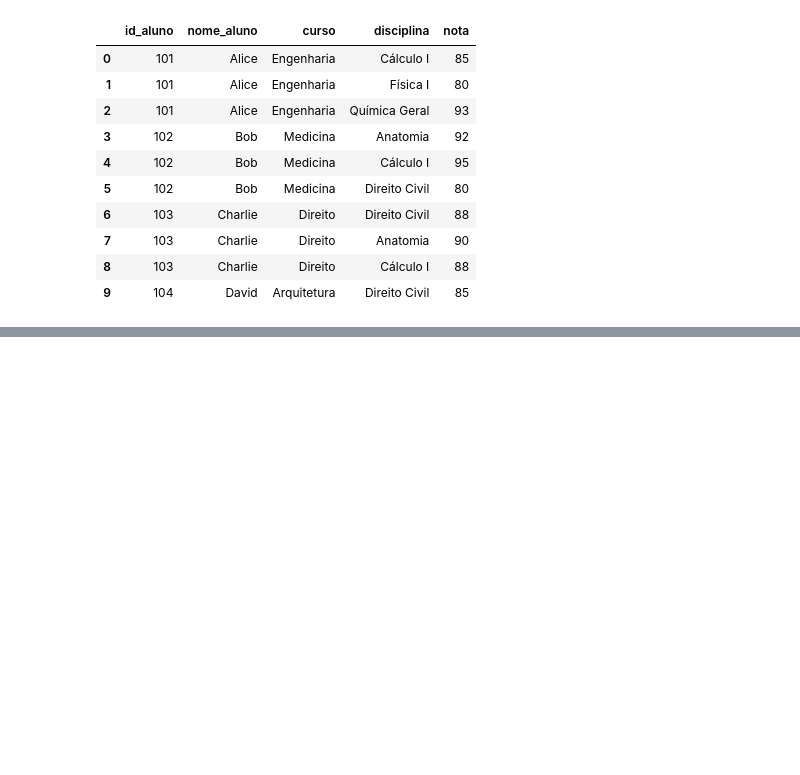
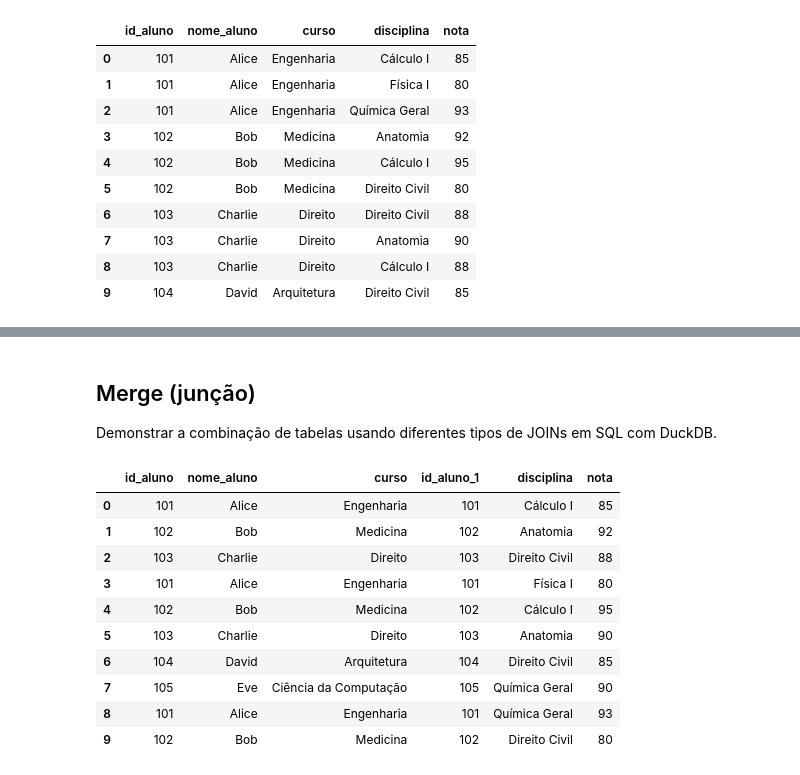
Before and after one commit to tmedeirosb/tsi-ad-2025, a Jupyter notebook: MODULO_02.ipynb, the cells around one changed output, grey strips where cells are left out. Cells and saved outputs as stored; diff of their text form; code cells hidden in the pictures; blank space fills up the shorter version.

```diff
--- a/MODULO_02.ipynb
+++ b/MODULO_02.ipynb
@@ -937,0 +949,4 @@ display(df_merged_outer.head(10))
+# %%
+import duckdb
+
+con = duckdb.connect(database=':memory:', read_only=False)
@@ -937,0 +1150,20 @@ display(df_merged_outer.head(10))
+# %% [markdown]
+## Merge (junção)
+
+Demonstrar a combinação de tabelas usando diferentes tipos de JOINs em SQL com DuckDB.
+# %%
+# Perform an INNER JOIN between df_alunos_table and df_notas_table on the 'id_aluno' column
+df_merged_inner_sql = con.execute("SELECT * FROM df_alunos_table INNER JOIN df_notas_table ON df_alunos_table.id_aluno = df_notas_table.id_aluno").fetchdf()
+display(df_merged_inner_sql.head(10))
+# %% [output]
+|  | id_aluno | nome_aluno | curso | id_aluno_1 | disciplina | nota |
+| 0 | 101 | Alice | Engenharia | 101 | Cálculo I | 85 |
+| 1 | 102 | Bob | Medicina | 102 | Anatomia | 92 |
+| 2 | 103 | Charlie | Direito | 103 | Direito Civil | 88 |
+| 3 | 101 | Alice | Engenharia | 101 | Física I | 80 |
+| 4 | 102 | Bob | Medicina | 102 | Cálculo I | 95 |
+| 5 | 103 | Charlie | Direito | 103 | Anatomia | 90 |
+| 6 | 104 | David | Arquitetura | 104 | Direito Civil | 85 |
+| 7 | 105 | Eve | Ciência da Computação | 105 | Química Geral | 90 |
+| 8 | 101 | Alice | Engenharia | 101 | Química Geral | 93 |
+| 9 | 102 | Bob | Medicina | 102 | Direito Civil | 80 |
```
Also changed, not shown: parts of 21 cells of this notebook.
